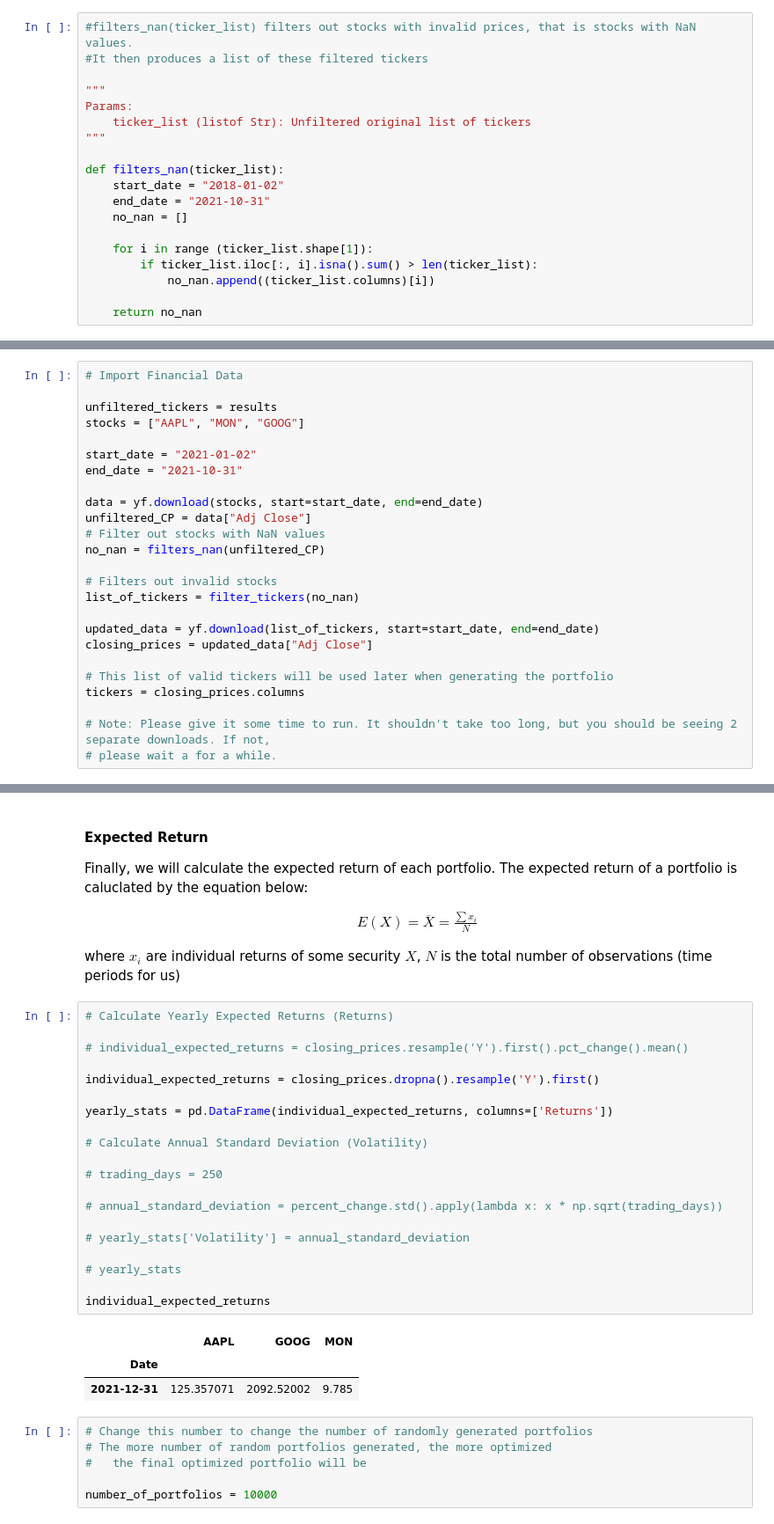
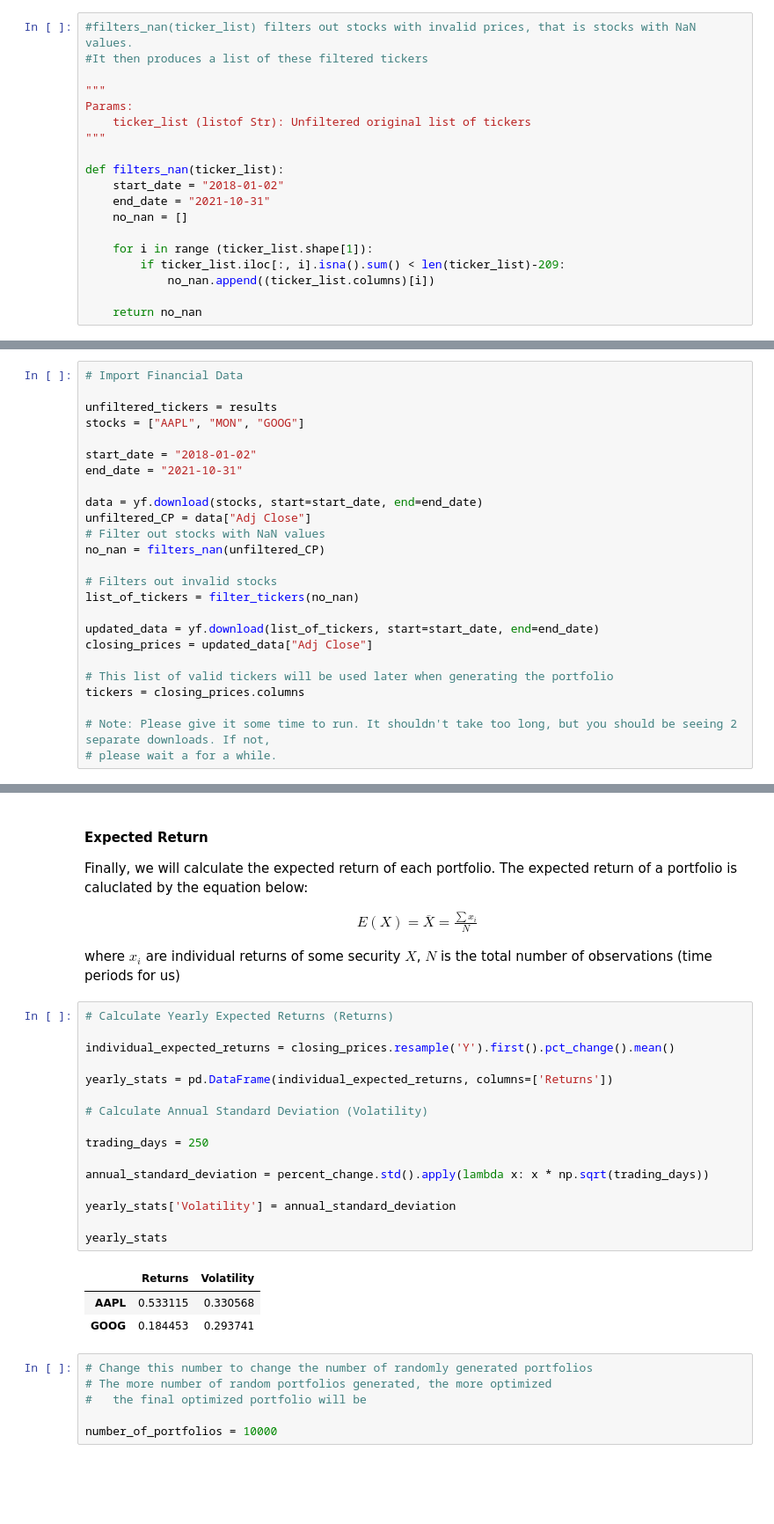
Before and after one commit to realDerekTan/cfm-101-group-assignment, a Jupyter notebook: Team_XX_Assignment.ipynb, the cells around one changed output, grey strips where cells are left out. Shown: that part at 88% size. Cells and saved outputs as stored; diff of their text form; blank space fills up the shorter version.

```diff
--- a/Team_XX_Assignment.ipynb
+++ b/Team_XX_Assignment.ipynb
@@ -76,7 +76,7 @@ def filters_nan(ticker_list):
     no_nan = []
 
     for i in range (ticker_list.shape[1]):
-        if ticker_list.iloc[:, i].isna().sum() > len(ticker_list):
+        if ticker_list.iloc[:, i].isna().sum() < len(ticker_list)-209:
             no_nan.append((ticker_list.columns)[i])
 
     return no_nan
@@ -91,7 +86,7 @@ AttributeError: 'str' object has no attribute 'isna'
 unfiltered_tickers = results
 stocks = ["AAPL", "MON", "GOOG"]
 
-start_date = "2021-01-02"
+start_date = "2018-01-02"
 end_date = "2021-10-31"
 
 data = yf.download(stocks, start=start_date, end=end_date)
@@ -200,27 +194,23 @@ where $x_i$ are individual returns of some security $X$, $N$ is the total number
 # %%
 # Calculate Yearly Expected Returns (Returns)
 
-# individual_expected_returns = closing_prices.resample('Y').first().pct_change().mean()
-
-individual_expected_returns = closing_prices.dropna().resample('Y').first()
+individual_expected_returns = closing_prices.resample('Y').first().pct_change().mean()
 
 yearly_stats = pd.DataFrame(individual_expected_returns, columns=['Returns'])
 
 # Calculate Annual Standard Deviation (Volatility)
 
-# trading_days = 250
+trading_days = 250
 
-# annual_standard_deviation = percent_change.std().apply(lambda x: x * np.sqrt(trading_days))
+annual_standard_deviation = percent_change.std().apply(lambda x: x * np.sqrt(trading_days))
 
-# yearly_stats['Volatility'] = annual_standard_deviation
+yearly_stats['Volatility'] = annual_standard_deviation
 
-# yearly_stats
-
-individual_expected_returns
+yearly_stats
 # %% [output]
-|  | AAPL | GOOG | MON |
-| Date |  |  |  |
-| 2021-12-31 | 125.357071 | 2092.52002 | 9.785 |
+|  | Returns | Volatility |
+| AAPL | 0.533115 | 0.330568 |
+| GOOG | 0.184453 | 0.293741 |
 # %%
 # Change this number to change the number of randomly generated portfolios
 # The more number of random portfolios generated, the more optimized
```
Also changed, not shown: parts of 8 cells of this notebook.
